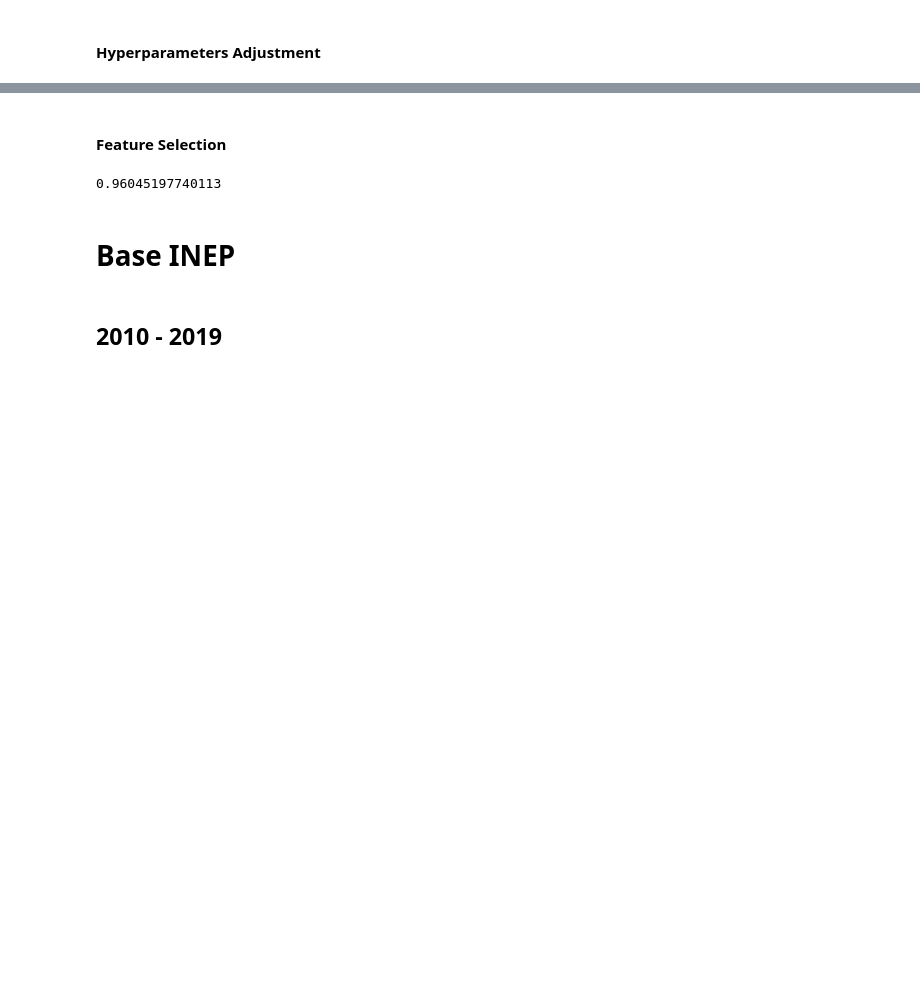
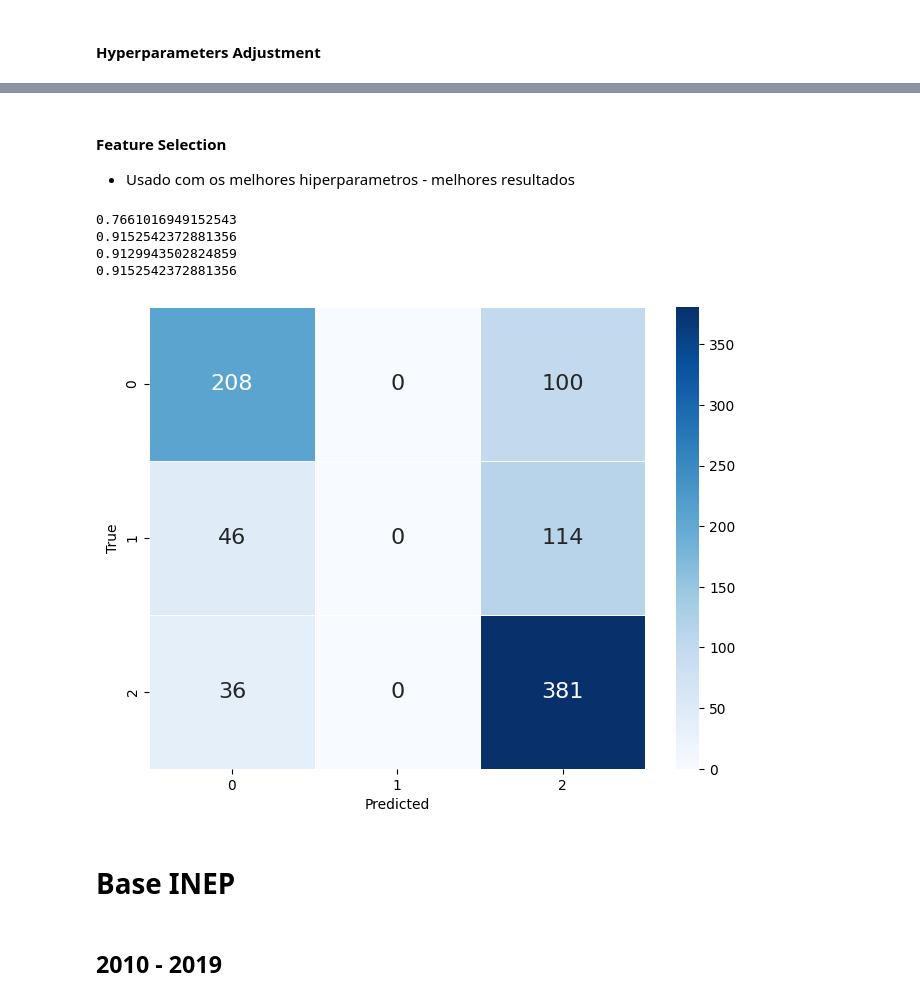
Before and after one commit to Guilhermeasper/dados-medicos, a Jupyter notebook: Projeto.ipynb, the cells around one changed output, grey strips where cells are left out. Drawn from its saved outputs; the diff is of its cells as text; code cells hidden in the pictures; blank space fills up the shorter version.

```diff
--- a/Projeto.ipynb
+++ b/Projeto.ipynb
@@ -632,29 +735,41 @@ Melhores hiperparâmetros: {'n_estimators': 14, 'max_depth': 14, 'min_samples_sp
 # vis.plot_parallel_coordinate(study)
 # %% [markdown]
 #### Feature Selection
+- Usado com os melhores hiperparametros - melhores resultados
 # %%
 from sklearn.feature_selection import SelectFromModel
-
-selector = SelectFromModel(model, threshold=0.005)
-selector.fit(X_train, y_train)
+thresholds = [0.1, 0.01, 0.001, 0.0001]
+for threshold in thresholds:
+  selector = SelectFromModel(model, threshold=threshold)
+  selector.fit(X_train, y_train)
 
 
+  X_train_selected = selector.transform(X_train)
+  X_test_selected = selector.transform(X_test)
+  # Criar o modelo de floresta aleatória
+  model = RandomForestClassifier(max_depth= 20, min_samples_leaf= 2, min_samples_split= 5, n_estimators = 300)
+  # Treinar o modelo nos dados de treinamento
+  model.fit(X_train_selected, y_train)
 
-X_train_selected = selector.transform(X_train)
-X_test_selected = selector.transform(X_test)
-
-# Criar o modelo de floresta aleatória
-model = RandomForestClassifier()
-
-# Treinar o modelo nos dados de treinamento
-model.fit(X_train_selected, y_train)
-
-# Fazer previsões nos dados de teste
-y_pred = model.predict(X_test_selected)
-# Avaliar a precisão do modelo
-accuracy_score(y_test, y_pred)
+  # Fazer previsões nos dados de teste
+  y_pred = model.predict(X_test_selected)
+  # Avaliar a precisão do modelo
+  print(accuracy_score(y_test, y_pred))
 # %% [output]
-0.96045197740113
+0.7661016949152543
+0.9152542372881356
+0.9129943502824859
+0.9152542372881356
+# %%
+cm = confusion_matrix(y_test, y_pred)
+# Crie um heatmap para visualizar a matriz de confusão
+plt.figure(figsize=(8, 6))
+sns.heatmap(cm, annot=True, fmt="d", cmap="Blues", linewidths=.5, annot_kws={"size": 16})
+plt.xlabel('Predicted')
+plt.ylabel('True')
+plt.show()
+# %% [output]
+[figure, added]
 # %% [markdown]
 # Base INEP
 # %% [markdown]
```
Also changed, not shown: parts of 46 cells of this notebook.
